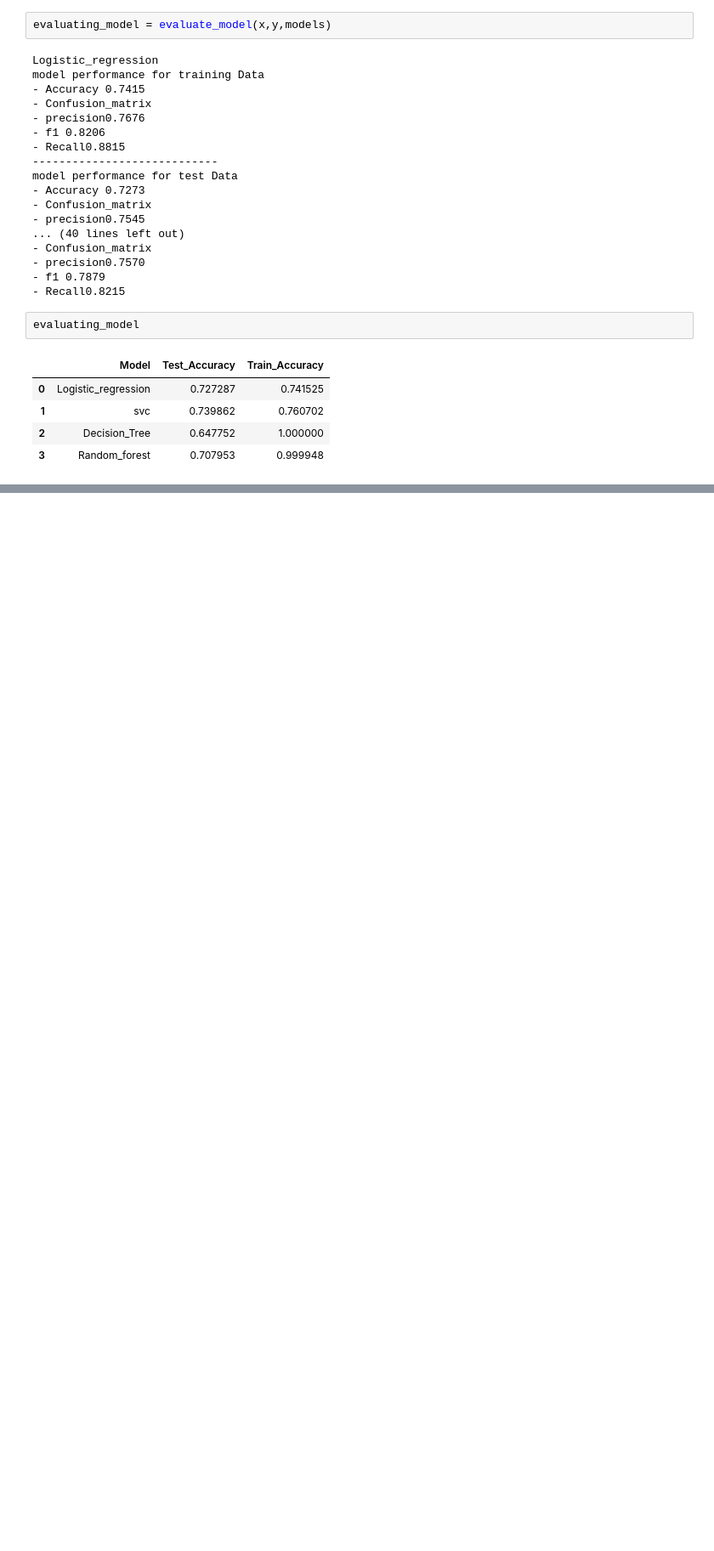
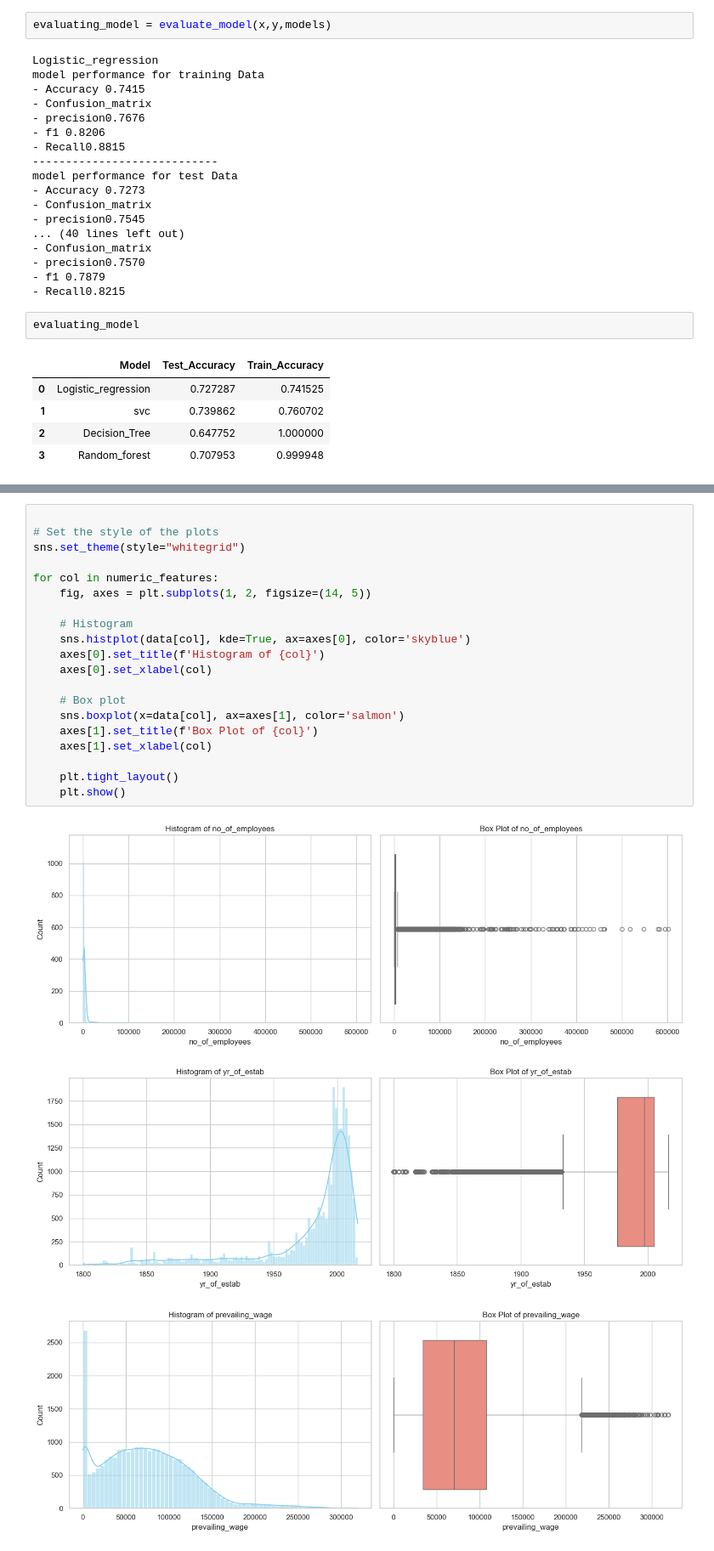
Before and after one commit to yagantiAshok/Global-Mobility-Application, a Jupyter notebook: notebook/EDA_visa(1).ipynb, the cells around one changed output, grey strips where cells are left out. Shown at 85% size. Drawn from its saved outputs; the diff is of its cells as text; blank space fills up the shorter version.

Commit message:
Data analysis

```diff
--- a/notebook/EDA_visa(1).ipynb
+++ b/notebook/EDA_visa(1).ipynb
@@ -263,0 +316,24 @@ evaluating_model
+# %%
+
+# Set the style of the plots
+sns.set_theme(style="whitegrid")
+
+for col in numeric_features:
+    fig, axes = plt.subplots(1, 2, figsize=(14, 5))
+
+    # Histogram
+    sns.histplot(data[col], kde=True, ax=axes[0], color='skyblue')
+    axes[0].set_title(f'Histogram of {col}')
+    axes[0].set_xlabel(col)
+
+    # Box plot
+    sns.boxplot(x=data[col], ax=axes[1], color='salmon')
+    axes[1].set_title(f'Box Plot of {col}')
+    axes[1].set_xlabel(col)
+
+    plt.tight_layout()
+    plt.show()
+# %% [output]
+[figure, added]
+[figure, added]
+[figure, added]
```
Also changed, not shown: parts of 21 cells of this notebook, 1 other file.
